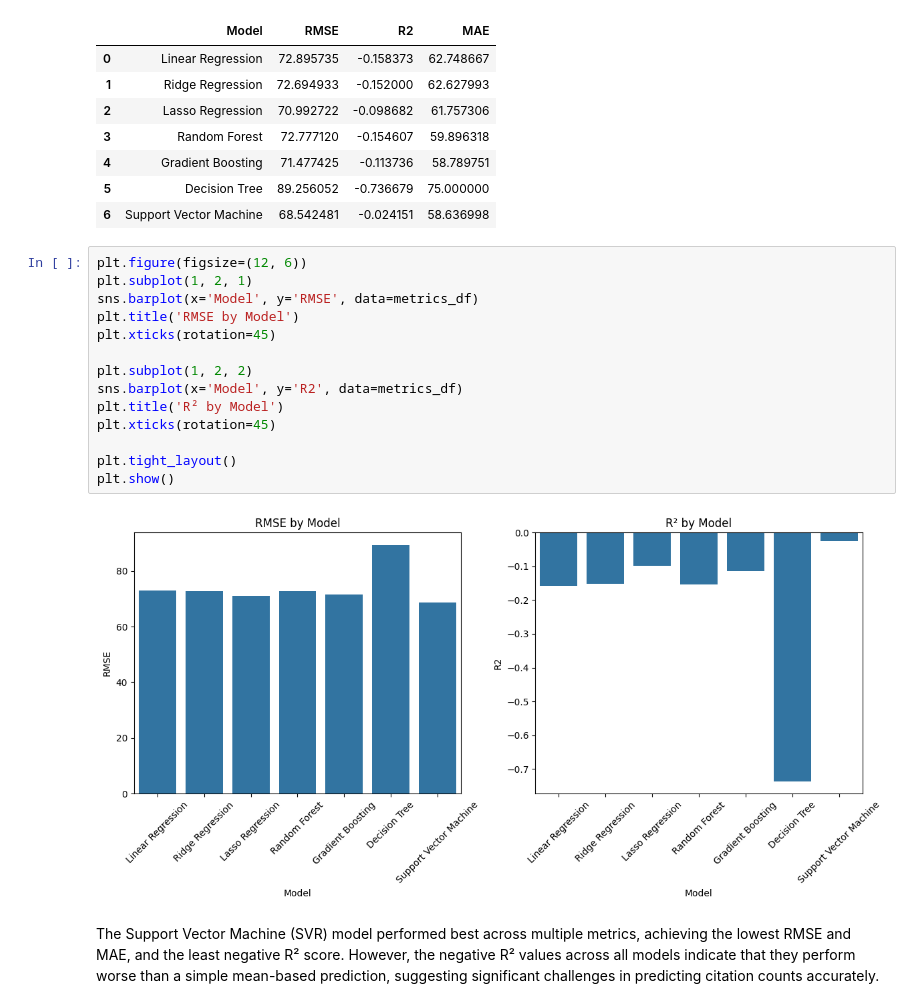
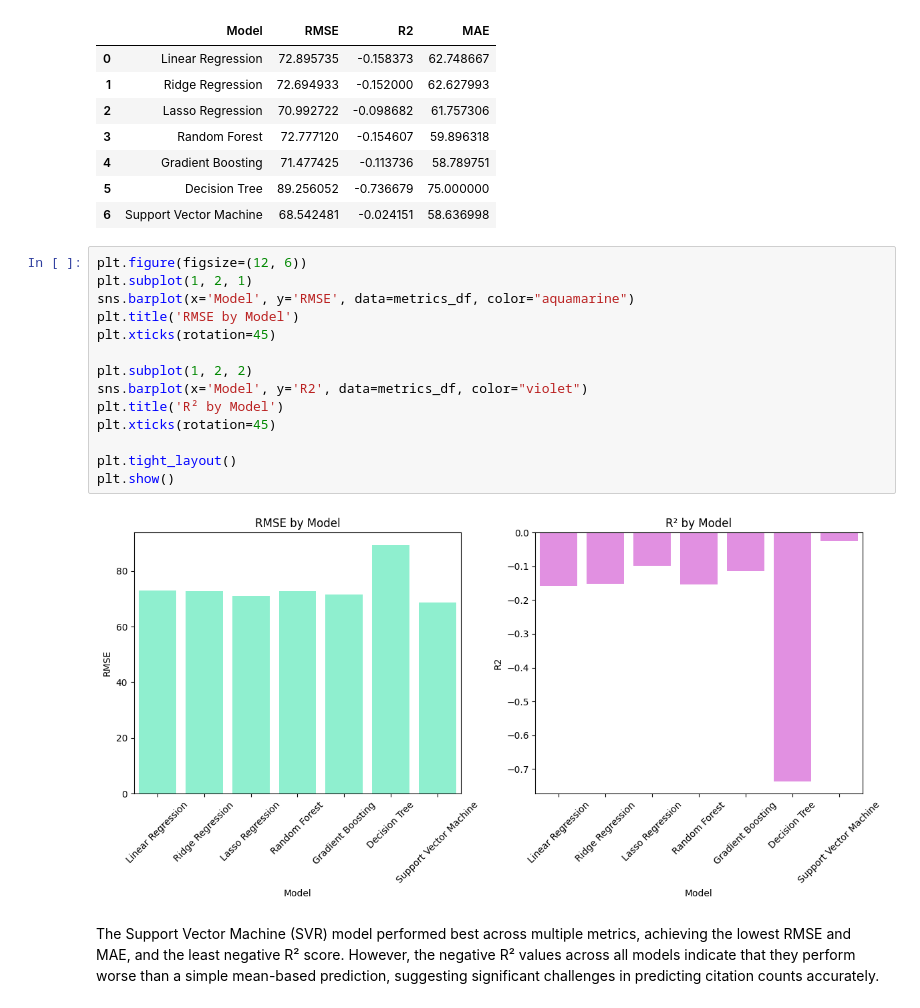
Before and after one commit to XanderZhou2022/ECE204_final, a Jupyter notebook: final_report.ipynb, the cells around one changed output. Cells and saved outputs as stored; diff of their text form.

```diff
--- a/final_report.ipynb
+++ b/final_report.ipynb
@@ -395,19 +396,19 @@ metrics_df
 # %%
 plt.figure(figsize=(12, 6))
 plt.subplot(1, 2, 1)
-sns.barplot(x='Model', y='RMSE', data=metrics_df)
+sns.barplot(x='Model', y='RMSE', data=metrics_df, color="aquamarine")
 plt.title('RMSE by Model')
 plt.xticks(rotation=45)
 
 plt.subplot(1, 2, 2)
-sns.barplot(x='Model', y='R2', data=metrics_df)
+sns.barplot(x='Model', y='R2', data=metrics_df, color="violet")
 plt.title('R² by Model')
 plt.xticks(rotation=45)
 
 plt.tight_layout()
 plt.show()
 # %% [output]
-[figure, old version]
+[figure, new version]
 # %% [markdown]
 The Support Vector Machine (SVR) model performed best across multiple metrics, achieving the lowest RMSE and MAE, and the least negative R² score. However, the negative R² values across all models indicate that they perform worse than a simple mean-based prediction, suggesting significant challenges in predicting citation counts accurately.
 # %% [markdown]
```
Also changed, not shown: parts of 11 cells of this notebook, 3 other files.
